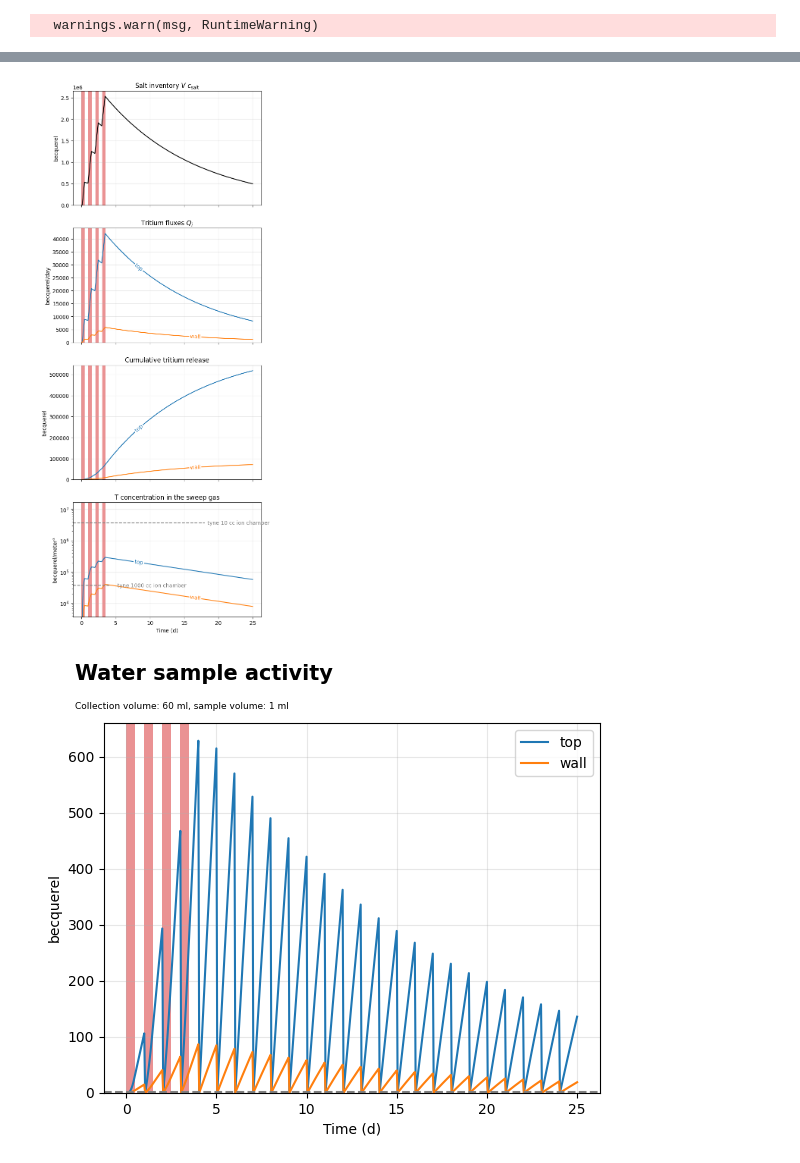
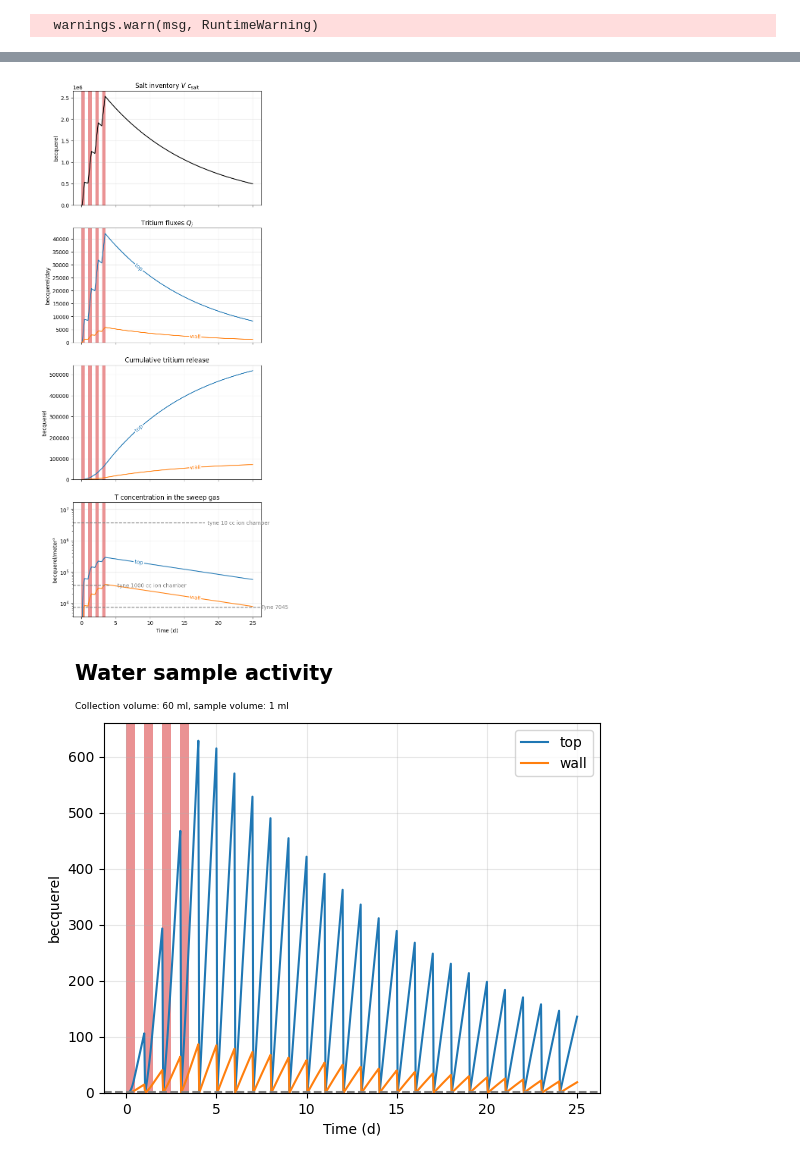
Before and after one commit to LIBRA-project/BABY-100-mL-runs, a Jupyter notebook: libra_dynamics.ipynb, the cells around one changed output, grey strips where cells are left out. Cells and saved outputs as stored; diff of their text form; code cells hidden in the pictures.

Commit message:
added new ion chamber

```diff
--- a/libra_dynamics.ipynb
+++ b/libra_dynamics.ipynb
@@ -83,6 +91,9 @@ tyne_1000_cc_ion_chamber = (
 tyne_10_cc_ion_chamber = (
     100 * ureg.microcurie * ureg.m**-3
 )  # http://www.tyne-engineering.com/10%20cc%20Ion%20Chamber.html
+tyne_7045_ion_chamber = (
+    0.2 * ureg.microcurie * ureg.m**-3
+)  # https://tyneusa.com/tritium-monitor-7045
 l1 = plt.axhline(
     tyne_1000_cc_ion_chamber,
     xmax=0.2,
@@ -97,36 +108,41 @@ l2 = plt.axhline(
     color="tab:grey",
     label="tyne 10 cc ion chamber",
 )
 
-for l in [l1, l2]:
+l3 = plt.axhline(
+    tyne_7045_ion_chamber, color="grey", linestyle="dashed", label="Tyne 7045"
+)
+
+for l in [l1, l2, l3]:
     plt.annotate(
         l.get_label(),
         xy=(l.get_xdata()[1] * plt.gca().get_xlim()[-1], l.get_ydata()[1]),
         va="center",
         color=l.get_color(),
     )
 
 plt.yscale("log")
 plt.ylim(bottom=tyne_1000_cc_ion_chamber/10)
 plt.xlabel(f"Time ({time.units:~P})")
 
 
 
 for ax in [ax_inv, ax_fluxes, ax_cumul, ax_gas_conc]:
     if ax.yaxis.get_scale() == "linear":
         ax.set_ylim(bottom=0)
     ax.grid(alpha=0.3)
     for day in range(libra_model.number_days.to(ureg.day).magnitude):
         ax.axvspan(0*ureg.h + day*ureg.day, libra_model.exposure_time+ day*ureg.day, facecolor='tab:red', alpha=0.5)
     lines = ax.get_lines()
-    if l1 in lines or l2 in lines:
+    if any(l in lines for l in [l1, l2, l3]):
         lines.remove(l1)
         lines.remove(l2)
+        lines.remove(l3)
     labelLines(lines, zorder=2.5)
 plt.savefig("LIBRA_tritium_model.png")
 plt.show()
 # %% [output]
-[figure, old version]
+[figure, new version]
 # %%
 import numpy as np
 
```
Also changed, not shown: parts of 1 cell of this notebook.
